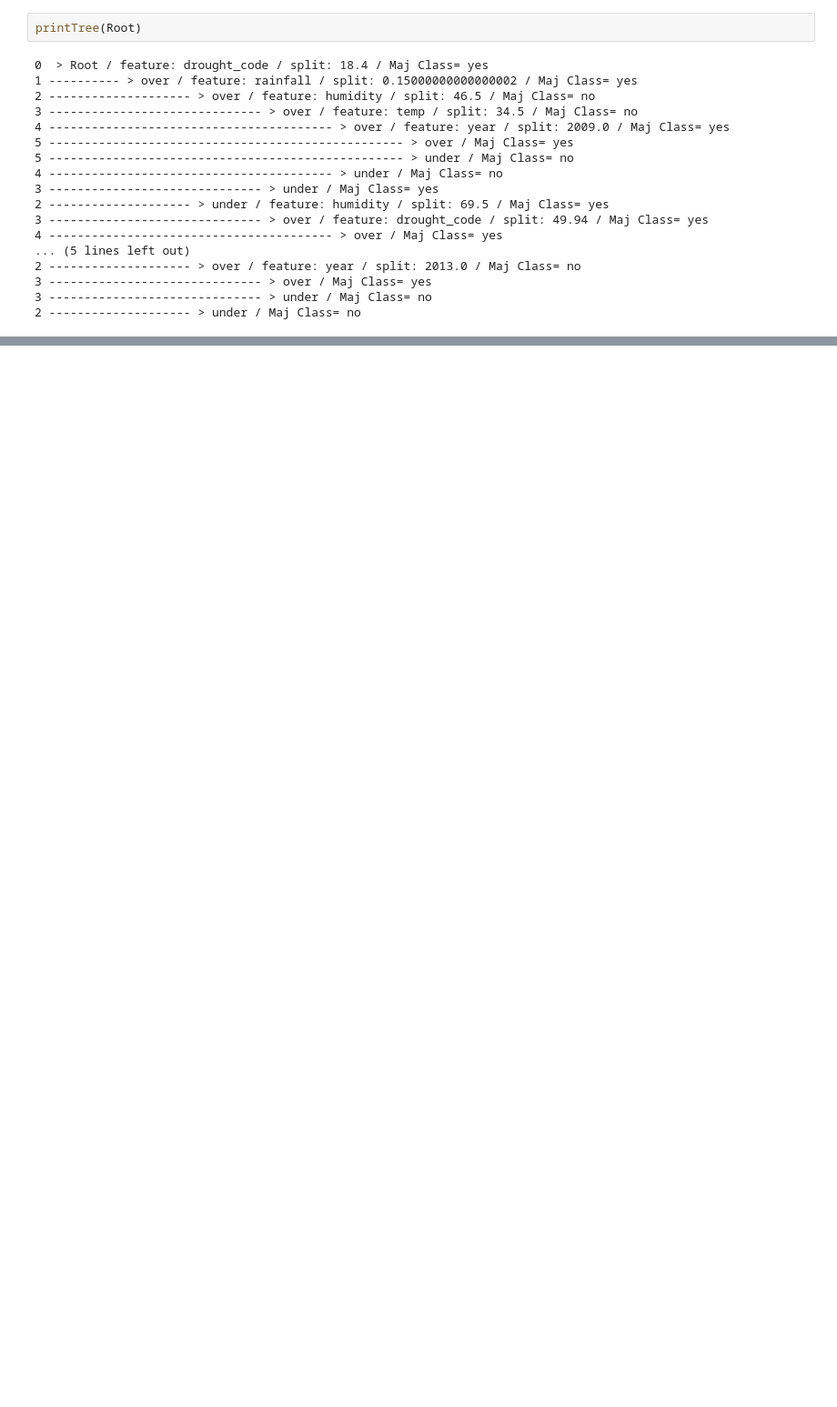
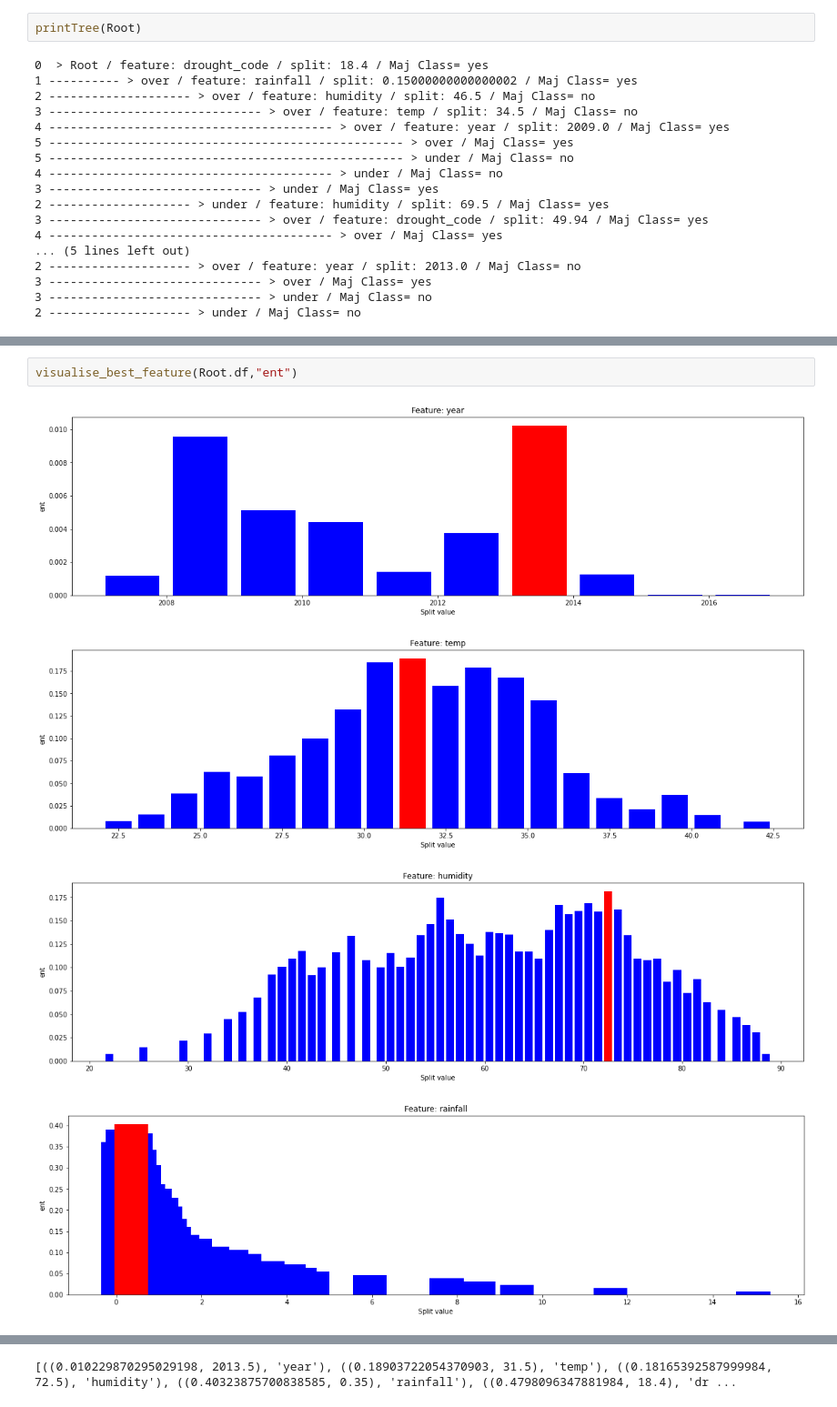
Before and after one commit to ScottMurf/DecisionTrees, a Jupyter notebook: Notebook_Example.ipynb, the cells around one changed output, grey strips where cells are left out. Shown at 91% size. Drawn from its saved outputs; the diff is of its cells as text; blank space fills up the shorter version.

```diff
--- a/Notebook_Example.ipynb
+++ b/Notebook_Example.ipynb
@@ -78,0 +104,7 @@ printTree(Root)
+# %%
+visualise_best_feature(Root.df,"ent")
+# %% [output]
+[figure, added]
+[figure, added]
+[figure, added]
+[figure, added]
@@ -78,0 +117 @@ printTree(Root)
+[((0.010229870295029198, 2013.5), 'year'), ((0.18903722054370903, 31.5), 'temp'), ((0.18165392587999984, 72.5), 'humidity'), ((0.40323875700838585, 0.35), 'rainfall'), ((0.4798096347881984, 18.4), 'dr ...
```
Also changed, not shown: parts of 7 cells of this notebook.
